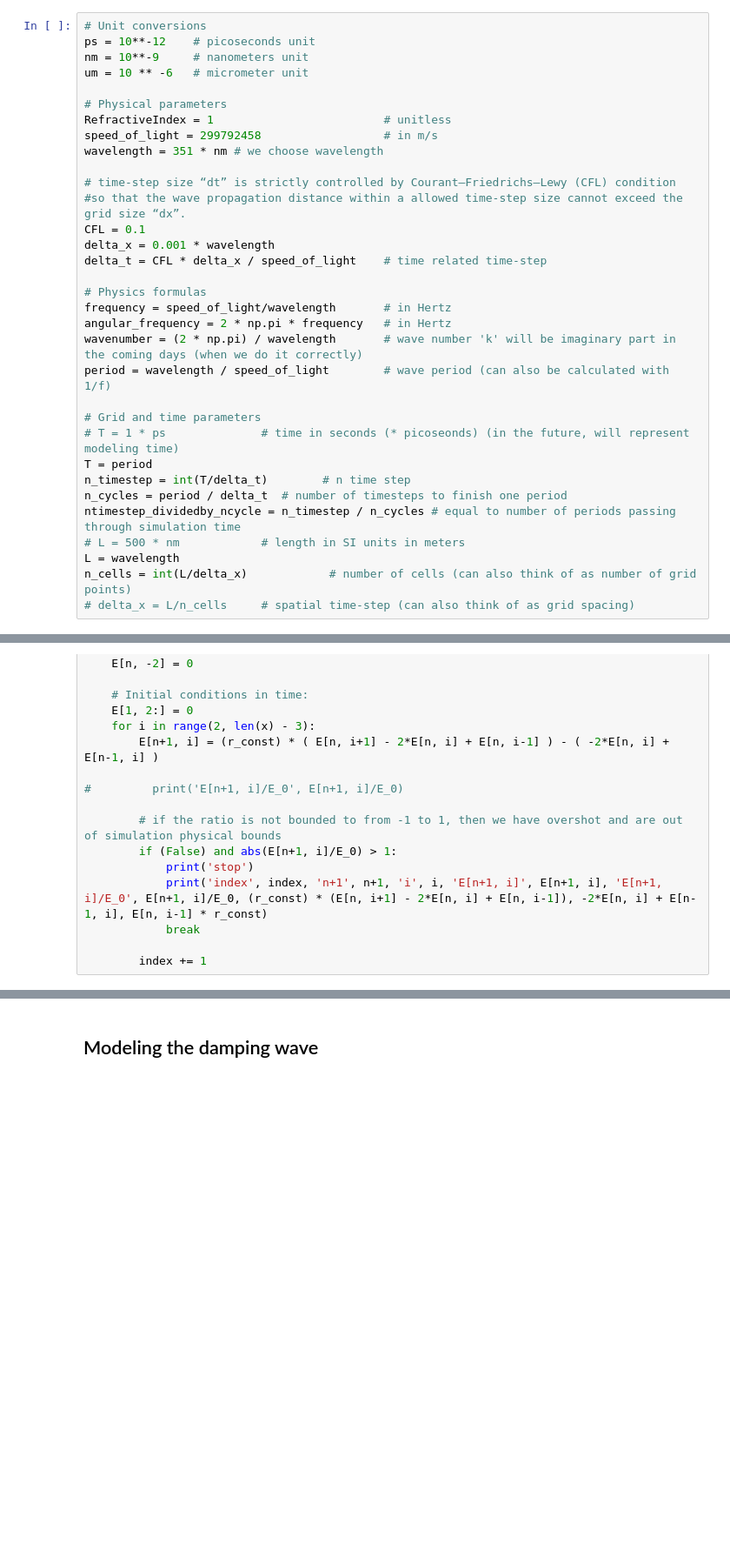
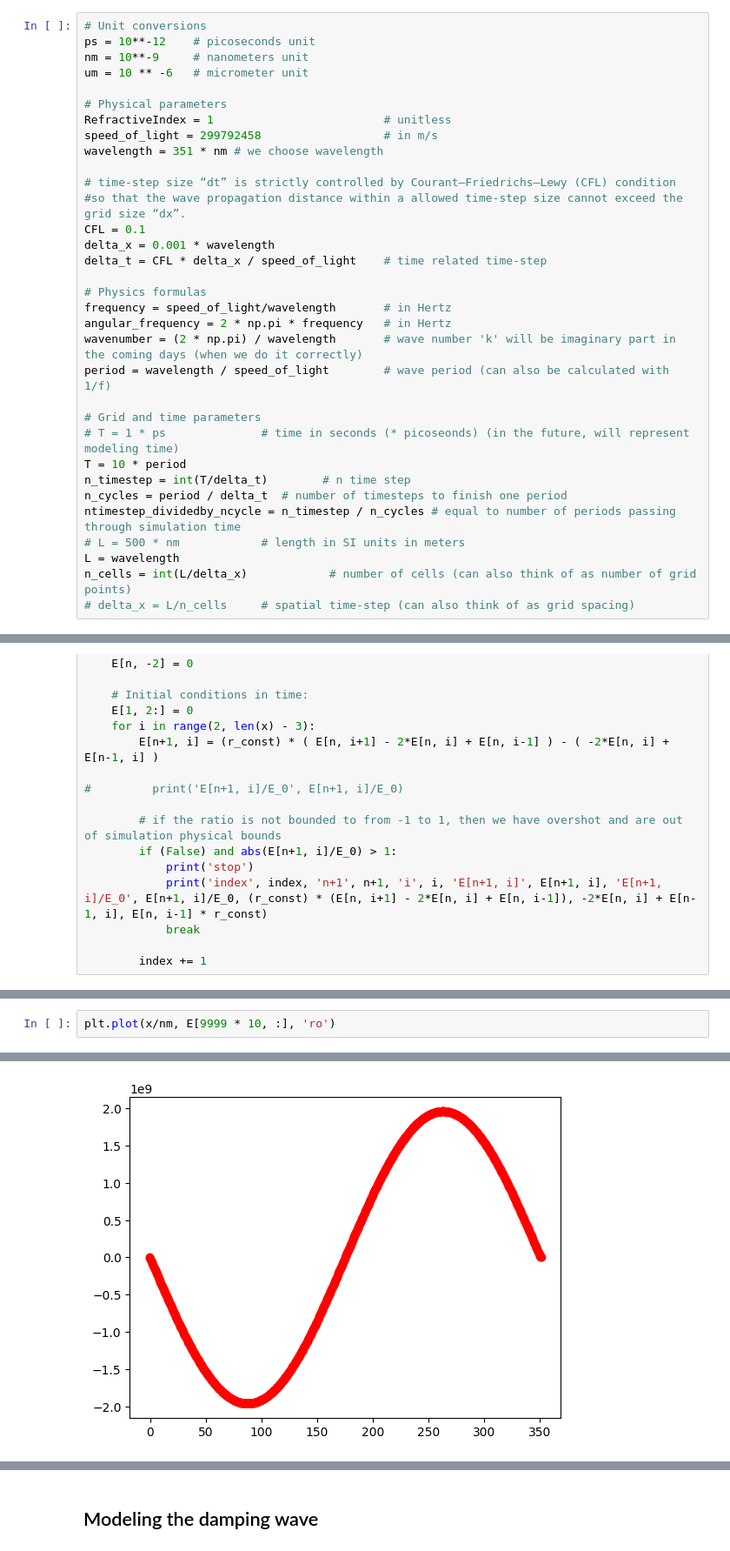
Before and after one commit to nickdavila/1D-Electromagnetic-Wave-Solver, a Jupyter notebook: Code/finite_difference_schemes.ipynb, the cells around one changed output, grey strips where cells are left out. Shown at 87% size. Cells and saved outputs as stored; diff of their text form; blank space fills up the shorter version.

```diff
--- a/Code/finite_difference_schemes.ipynb
+++ b/Code/finite_difference_schemes.ipynb
@@ -64,7 +64,7 @@ period = wavelength / speed_of_light        # wave period (can also be calculate
 
 # Grid and time parameters
 # T = 1 * ps              # time in seconds (* picoseonds) (in the future, will represent modeling time)
-T = period
+T = 10 * period
 n_timestep = int(T/delta_t)        # n time step
 n_cycles = period / delta_t  # number of timesteps to finish one period
 ntimestep_dividedby_ncycle = n_timestep / n_cycles # equal to number of periods passing through simulation time
@@ -186,0 +145,3 @@ T/delta_t
+# %%
+plt.plot(x/nm, E[9999 * 10, :], 'ro')
+# %% [output]
@@ -186,0 +149 @@ T/delta_t
+[figure, added]
```
Also changed, not shown: parts of 46 cells of this notebook.
